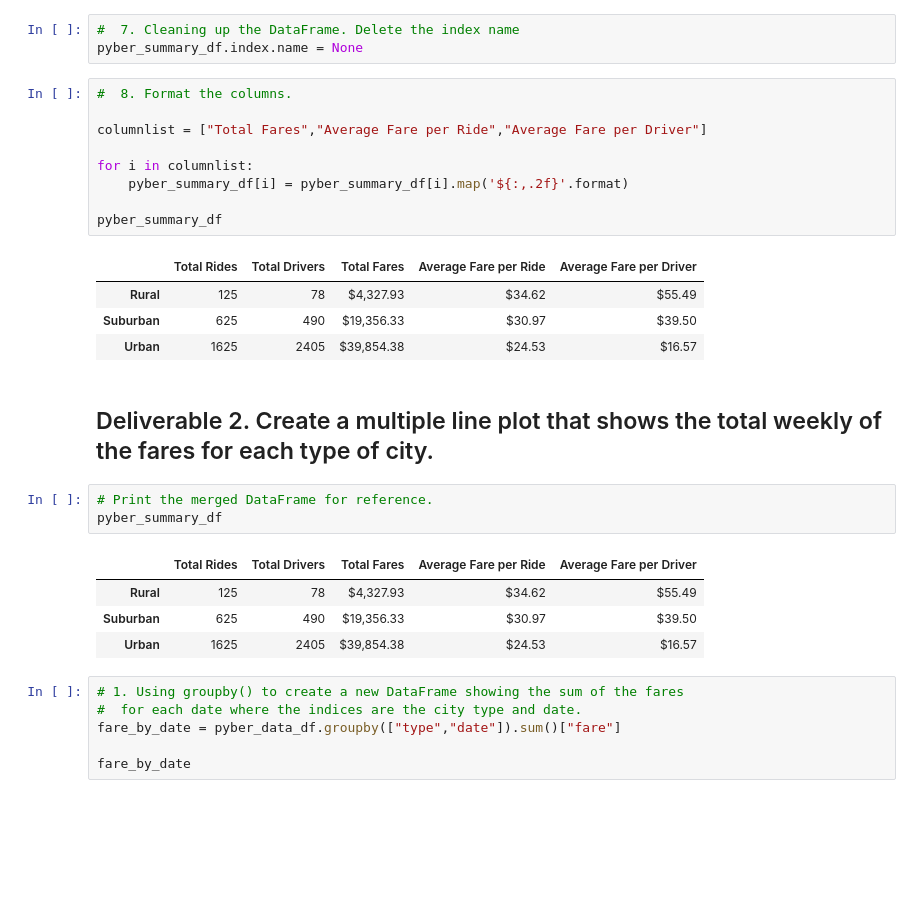
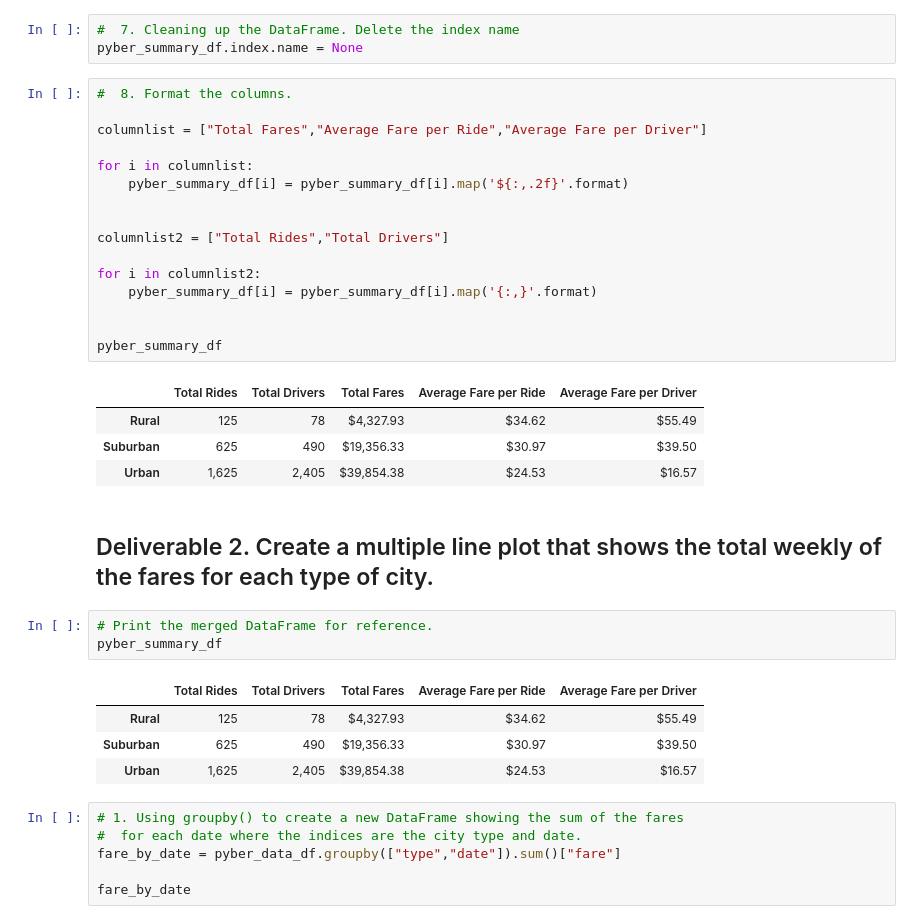
Before and after one commit to willmino/Pyber_Analysis, a Jupyter notebook: PyBer_Challenge_starter_code.ipynb, the cells around one changed output. Saved outputs shown, nothing was run; the diff lists cells and outputs as text; blank space fills up the shorter version.

```diff
--- a/PyBer_Challenge_starter_code.ipynb
+++ b/PyBer_Challenge_starter_code.ipynb
@@ -148,17 +148,24 @@ pyber_summary_df.index.name = None
 # %%
 #  8. Format the columns.
 
 columnlist = ["Total Fares","Average Fare per Ride","Average Fare per Driver"]
 
 for i in columnlist:
     pyber_summary_df[i] = pyber_summary_df[i].map('${:,.2f}'.format)
 
+
+columnlist2 = ["Total Rides","Total Drivers"]
+
+for i in columnlist2:
+    pyber_summary_df[i] = pyber_summary_df[i].map('{:,}'.format)
+
+
 pyber_summary_df
 # %% [output]
 |  | Total Rides | Total Drivers | Total Fares | Average Fare per Ride | Average Fare per Driver |
 | Rural | 125 | 78 | $4,327.93 | $34.62 | $55.49 |
 | Suburban | 625 | 490 | $19,356.33 | $30.97 | $39.50 |
-| Urban | 1625 | 2405 | $39,854.38 | $24.53 | $16.57 |
+| Urban | 1,625 | 2,405 | $39,854.38 | $24.53 | $16.57 |
 # %% [markdown]
 ## Deliverable 2.  Create a multiple line plot that shows the total weekly of the fares for each type of city.
 # %%
@@ -168,7 +175,7 @@ pyber_summary_df
 |  | Total Rides | Total Drivers | Total Fares | Average Fare per Ride | Average Fare per Driver |
 | Rural | 125 | 78 | $4,327.93 | $34.62 | $55.49 |
 | Suburban | 625 | 490 | $19,356.33 | $30.97 | $39.50 |
-| Urban | 1625 | 2405 | $39,854.38 | $24.53 | $16.57 |
+| Urban | 1,625 | 2,405 | $39,854.38 | $24.53 | $16.57 |
 # %%
 # 1. Using groupby() to create a new DataFrame showing the sum of the fares
 #  for each date where the indices are the city type and date.
```
Also changed, not shown: 3 other files.
